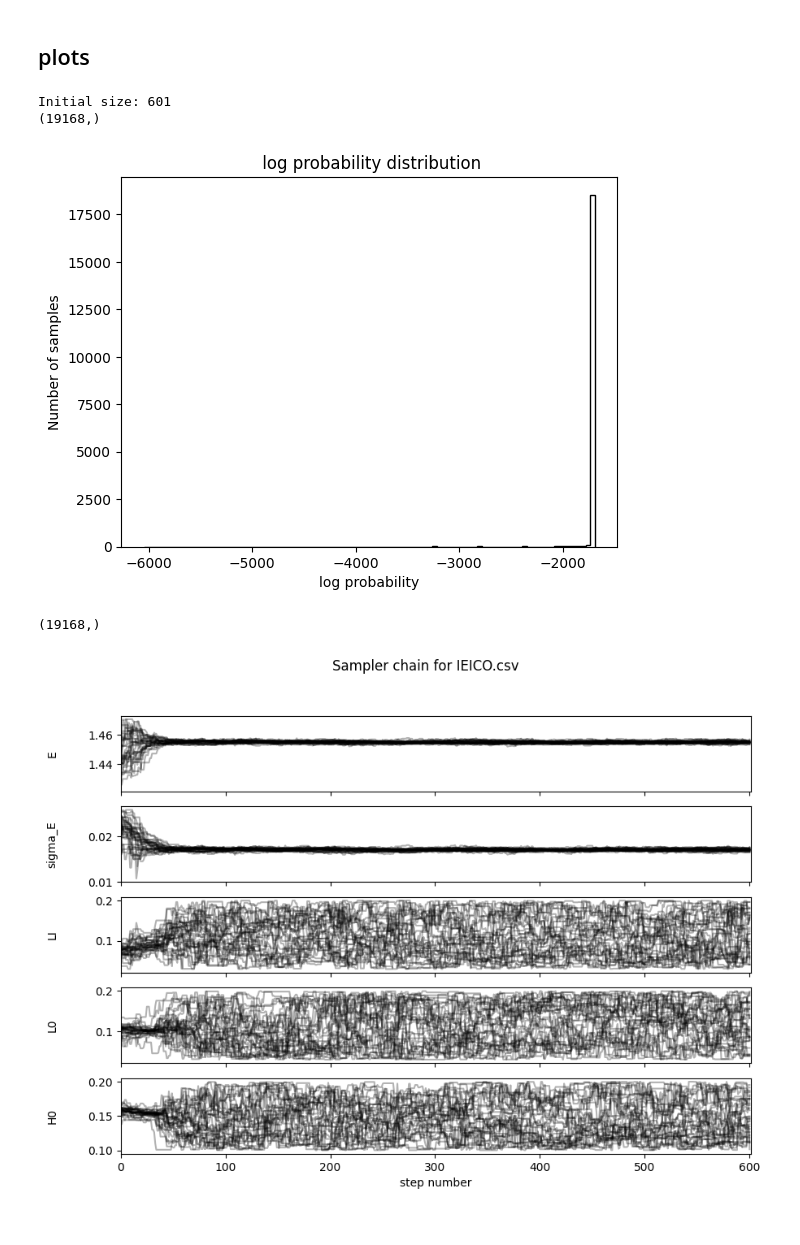
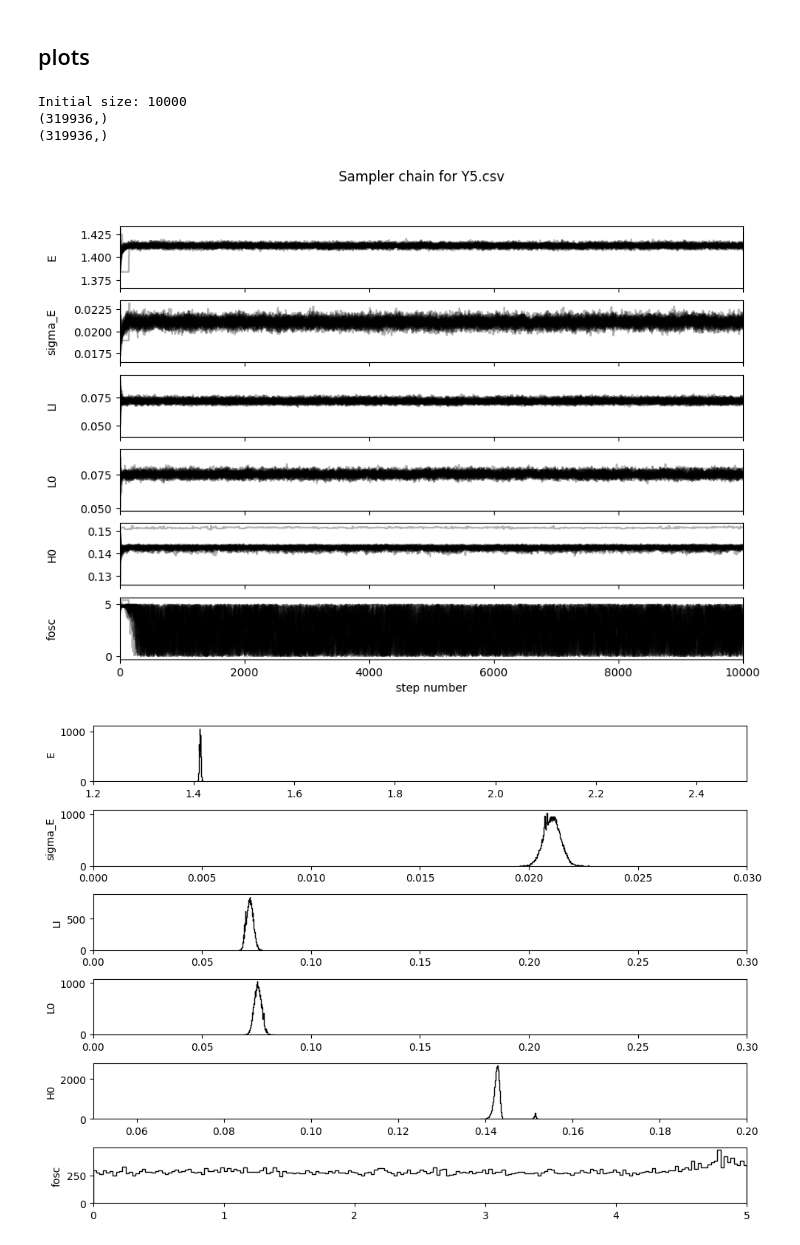
Before and after one commit to mohammedazzouzi15/pl_temp_fit, a Jupyter notebook: notebook/Fit_PL_new_workflow.ipynb, the cells around one changed output. Drawn from its saved outputs; the diff is of its cells as text; code cells hidden in the pictures.

```diff
--- a/notebook/Fit_PL_new_workflow.ipynb
+++ b/notebook/Fit_PL_new_workflow.ipynb
@@ -301,7 +298,7 @@ False
 # import the data and plot them
 import importlib
 import glob
-csv_files = glob.glob('experiemental_data/2023-12-12-Lowtemp-PL/*.csv')
+csv_files = glob.glob('2023-12-12-Lowtemp-PL/*.csv')
 for id,csv_file in enumerate(csv_files):
     print(id,csv_file)
 # %% [output]
@@ -412,15 +394,14 @@ Initial size: 0
 # %%
-
 model_config_id = test_id
 results_name = csv_name.replace('.csv','').split('/')[-1]
 sh_name = f"Run_EMCEE_{results_name}.sh"
 script="#!/bin/bash \n"+\
-    "#PBS -l walltime=07:59:01 \n"+\
+    "#PBS -l walltime=010:59:01 \n"+\
     "#PBS -l select=1:ncpus=32:mem=80gb:avx=true \n"+\
     " \n"+\
-    "cd /rds/general/user/ma11115/home/pl_temp_fit/ \n"+\
+    "cd /rds/general/user/hy2120/home/pl_temp_fit/ \n"+\
     "module load anaconda3/personal \n"+ \
-    "source activate pymc_env     \n"+\
+    "source activate pl_temp_fit     \n"+\
     f"python src/pl_temp_fit/scripts/run_PL_sampling.py --model_config_id {model_config_id} \n"#${'PBS_ARRAY_INDEX'}#f"#PBS -J 1-{16} \n"+\
 #print(script)
 with open(f'HPC_bash_script/{sh_name}', 'wb') as f:
@@ -449,7 +414,9 @@ sh: error importing function definition for `module'
 ## analyse the results
 # %%
 import glob
-from pl_temp_fit import Emcee_utils
+import numpy as np
+from pl_temp_fit import Emcee_utils, config_utils
+
 
 list_model_config=[]
 json_files = glob.glob('fit_experimental_emcee_PL/fit_data_base/*.json')
@@ -461,22 +428,25 @@ for id,json_file in enumerate(json_files):
         #if os.path.exists(json_file):
         #    os.remove(json_file)
         continue
-    if os.path.exists(model_config_save['save_folder']+'/sampler.h5'):
+    sampler_h5 = model_config_save['save_folder']+"/sampler.h5"
+    if os.path.exists(sampler_h5):
         print(id,json_file)
 
         filename = model_config_save['save_folder'] + "/sampler.h5"
         try:
             reader = Emcee_utils.hDFBackend_2(filename, name="multi_core")
             distribution = reader.get_chain(flat=True)
+            chi_sq, p_values,dfs = [],[],[]
         except:
             reader = Emcee_utils.hDFBackend_2(filename, name="single_core")
             distribution = reader.get_chain(flat=True)
 
-        true_parameters=list(np.mean(distribution,axis=0))
-        model_config_save['mean'] = [f"{x:.3f}" for x in true_parameters]
+        true_parameters=list(np.median(distribution,axis=0))
+        model_config_save['median'] = [f"{x:.3f}" for x in true_parameters]
         model_config_save['num_iteration'] = reader.iteration
         log_prob = reader.get_log_prob( flat=True)
         model_config_save['max_log_prob'] = np.max(log_prob)
+
         list_model_config.append(model_config_save)
     #else:
             #os.remove(json_file)
@@ -505,7 +495,7 @@ df_all
 ## plots
 # %%
 # reload sampler from file
-index = 3
+index = 11
 filename = df_all['save_folder'][index] + "/sampler.h5"
 csv_name = df_all['csv_name_PL'][index]
 model_config, model_config_save = config_utils.load_model_config(df_all['test_id'][index], database_folder = "fit_experimental_emcee_PL/fit_data_base/")
@@ -515,45 +505,45 @@ try:
 except:
     reader = Emcee_utils.hDFBackend_2(filename, name="single_core")
     distribution = reader.get_chain(flat=True)
 print("Initial size: {0}".format(reader.iteration))
 #load data and plot the relevant histograms
 flat_samples = reader.get_log_prob(discard=2, thin=1, flat=True)
 print(flat_samples.shape)
-plt.hist(flat_samples[flat_samples>-1e4], 100, color="k", histtype="step")
-plt.xlabel("log probability")
-plt.ylabel("Number of samples")
+#plt.hist(flat_samples[flat_samples>-1e3], 100, color="k", histtype="step")
+#plt.xlabel("log probability")
+#plt.ylabel("Number of samples")
 #plt.xlim(-100,0)
-plt.title(' log probability distribution')
-plt.show()
-fig, axes = plt.subplots(5, figsize=(10, 7), sharex=True)
+#plt.title(' log probability distribution')
+#plt.show()
+fig, axes = plt.subplots(6, figsize=(10, 7), sharex=True)
 samples = reader.get_chain()
-labels = ["E", "sigma_E", "LI", "L0", "H0"]
+labels = ["E", "sigma_E", "LI", "L0", "H0","fosc"]
 ndim = len(labels)
 for i in range(ndim):
     ax = axes[i]
     ax.plot(samples[:, :, i], "k", alpha=0.3)
     ax.set_xlim(0, len(samples))
     ax.set_ylabel(labels[i])
     ax.yaxis.set_label_coords(-0.1, 0.5)
 axes[-1].set_xlabel("step number")
 fig.suptitle(f"Sampler chain for {csv_name.split('/')[-1]}")
 fig.show()
 #flat_samples.shape
-distribution = reader.get_chain(discard=100, thin=5, flat=True)
+distribution = reader.get_chain(discard=1000, thin=5, flat=True)
 true_parameters=list(np.mean(distribution,axis=0))
 print(flat_samples.shape)
-fig, axes = plt.subplots(5, figsize=(10, 7))
-axes_xlim = [[1,2],[0,0.03],[0,0.2],[0,0.2],[0.1,0.2]]
+fig, axes = plt.subplots(6, figsize=(10, 7))
+axes_xlim = [[1.2,2.5],[0,0.03],[0,0.3],[0,0.3],[0.05,0.2],[0,5]]
 for i in range(ndim):
     ax = axes[i]
     ax.hist(distribution[:, i], 200, color="k", histtype="step")
     ax.set_ylabel(labels[i])
     ax.set_xlim(axes_xlim[i])
 fig.tight_layout()
 fig.show()
 # %% [output]
-Initial size: 601
-(19168,)
+Initial size: 10000
+(319936,)
+(319936,)
-[figure, old version]
+[figure, new version]
-(19168,)
-[figure, old version]
+[figure, new version]
```
Also changed, not shown: parts of 27 cells of this notebook, 7 other files.
